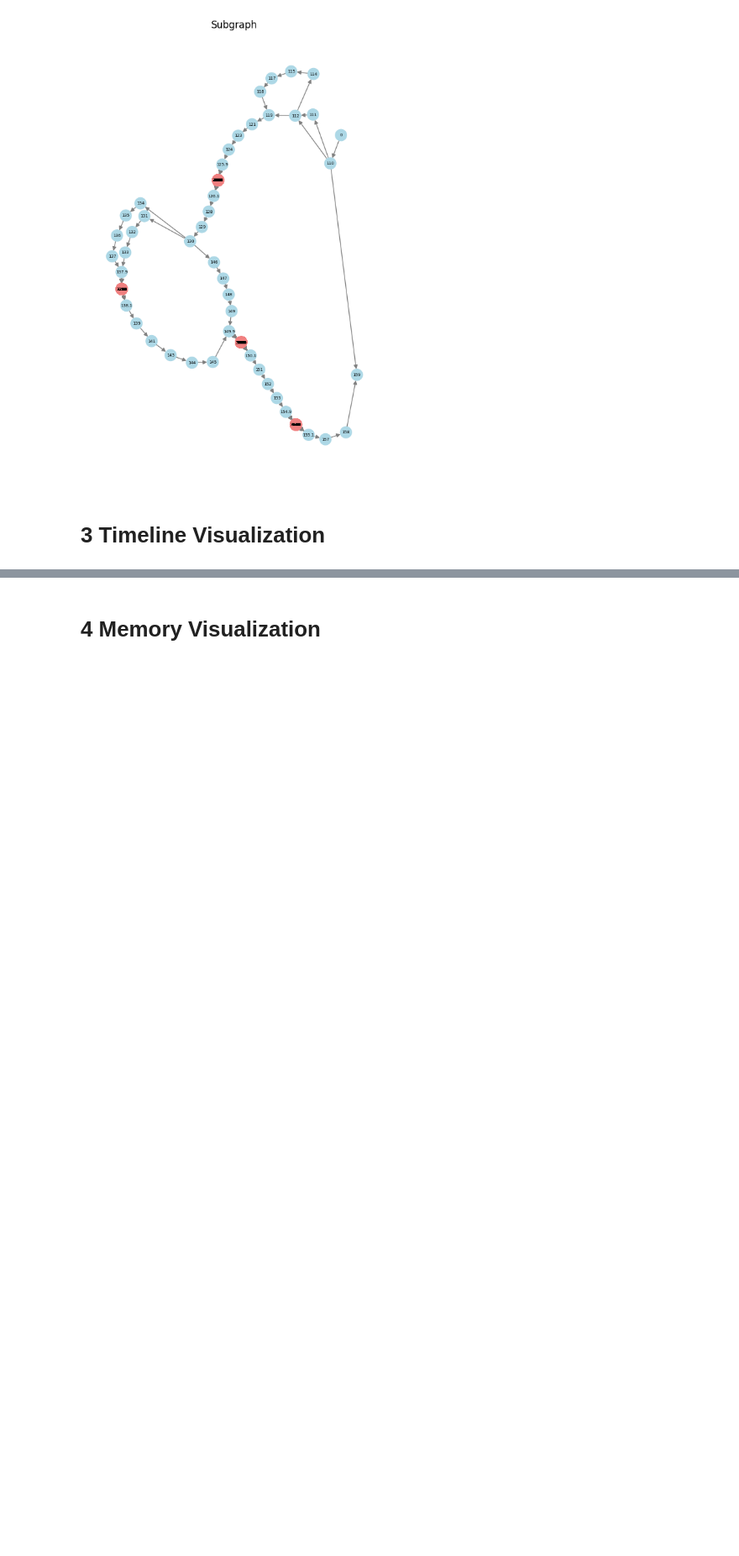
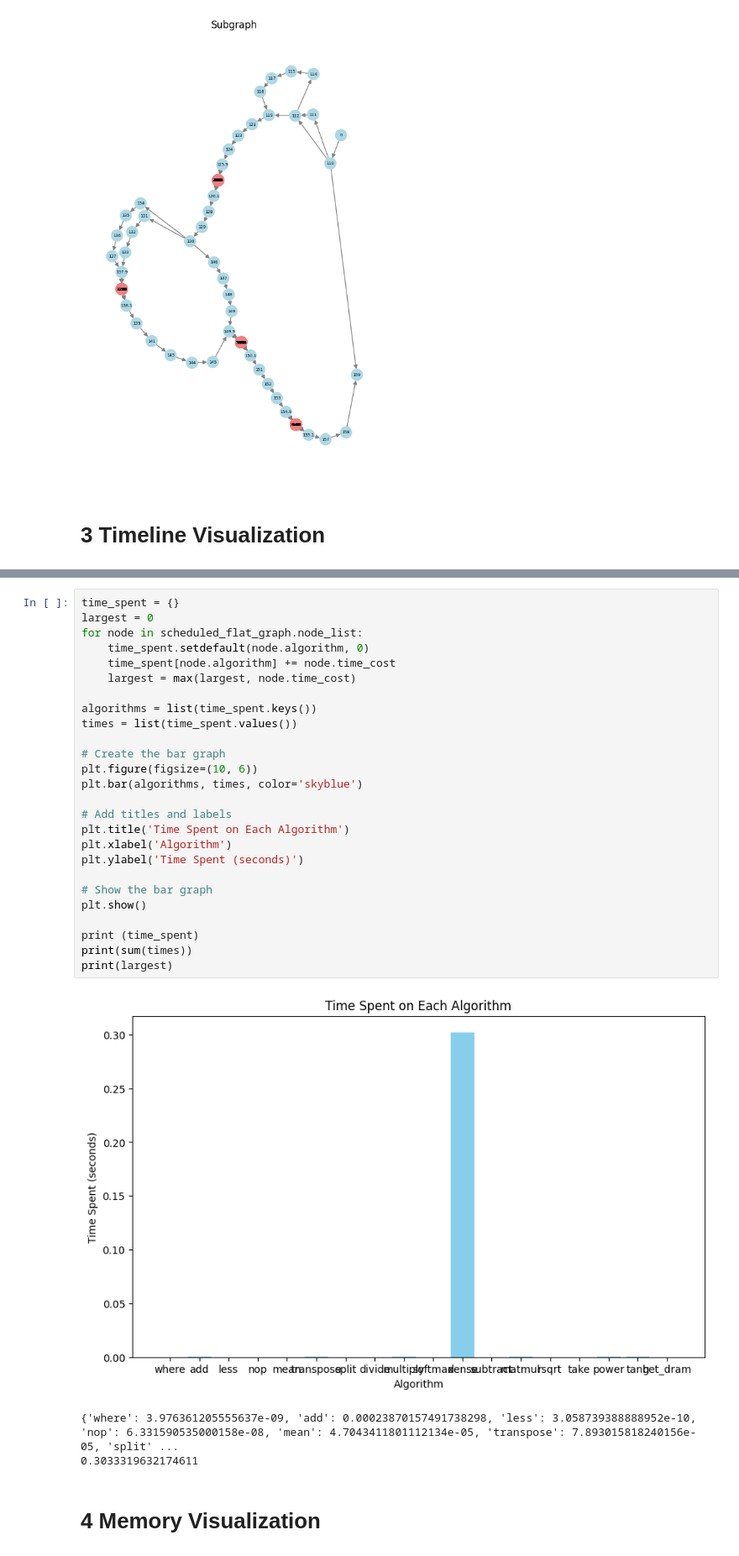
Before and after one commit to RyanTomich/photonic_compiler, a Jupyter notebook: model_to_graph/sub_graphs.ipynb, the cells around one changed output, grey strips where cells are left out. Shown: that part at 84% size. Drawn from its saved outputs; the diff is of its cells as text; blank space fills up the shorter version.

```diff
--- a/model_to_graph/sub_graphs.ipynb
+++ b/model_to_graph/sub_graphs.ipynb
@@ -175,3 +174,33 @@ end_time=0.03194
+# %%
+time_spent = {}
+largest = 0
+for node in scheduled_flat_graph.node_list:
+    time_spent.setdefault(node.algorithm, 0)
+    time_spent[node.algorithm] += node.time_cost
+    largest = max(largest, node.time_cost)
+
+algorithms = list(time_spent.keys())
+times = list(time_spent.values())
+
+# Create the bar graph
+plt.figure(figsize=(10, 6))
+plt.bar(algorithms, times, color='skyblue')
+
+# Add titles and labels
+plt.title('Time Spent on Each Algorithm')
+plt.xlabel('Algorithm')
+plt.ylabel('Time Spent (seconds)')
+
+# Show the bar graph
+plt.show()
+
+print (time_spent)
+print(sum(times))
+print(largest)
+# %% [output]
+[figure, added]
+{'where': 3.976361205555637e-09, 'add': 0.00023870157491738298, 'less': 3.058739388888952e-10, 'nop': 6.331590535000158e-08, 'mean': 4.7043411801112134e-05, 'transpose': 7.893015818240156e-05, 'split' ...
+0.3033319632174611
 # %% [markdown]
 # 4 Memory Visualization
 # %%
```
Also changed, not shown: parts of 2 cells of this notebook.
